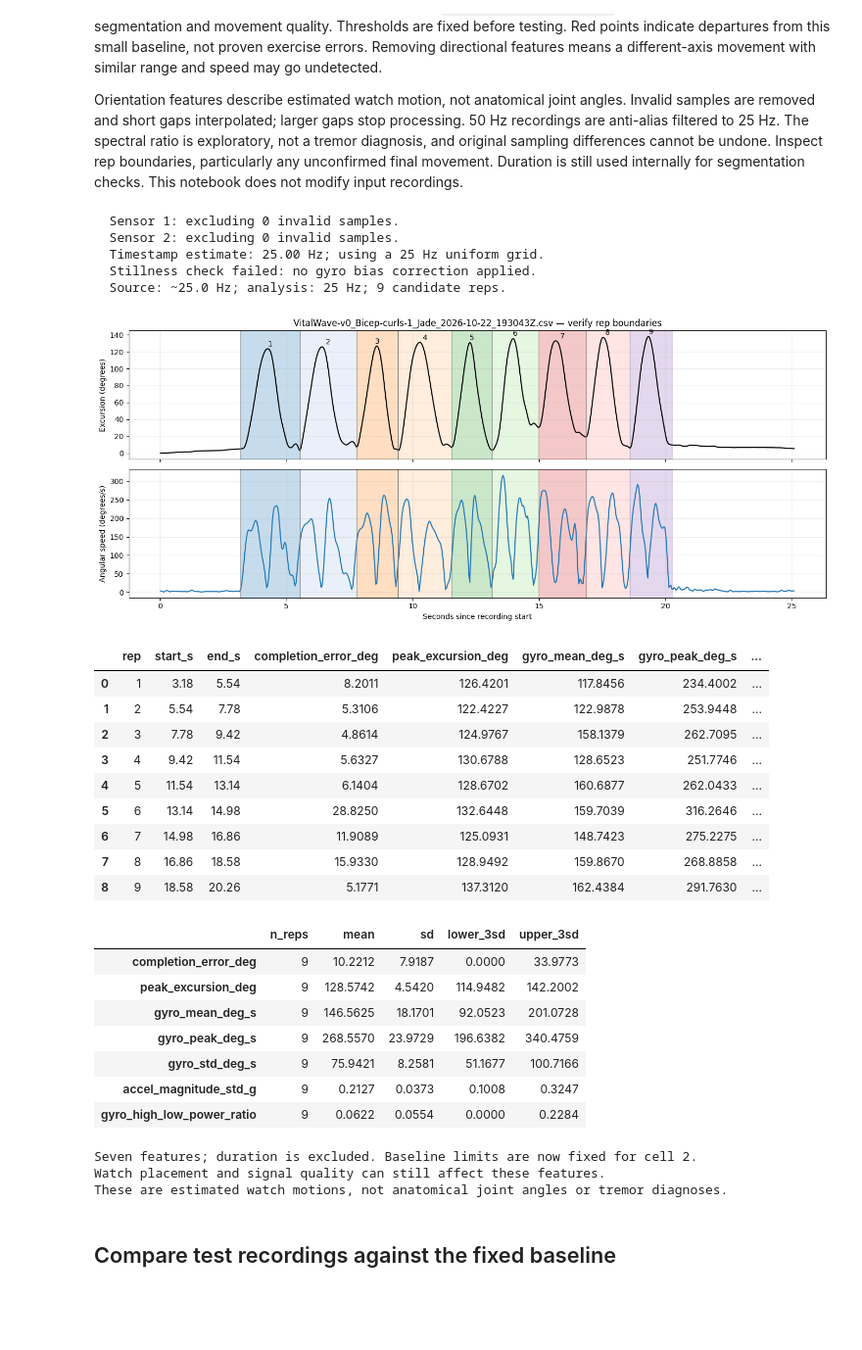
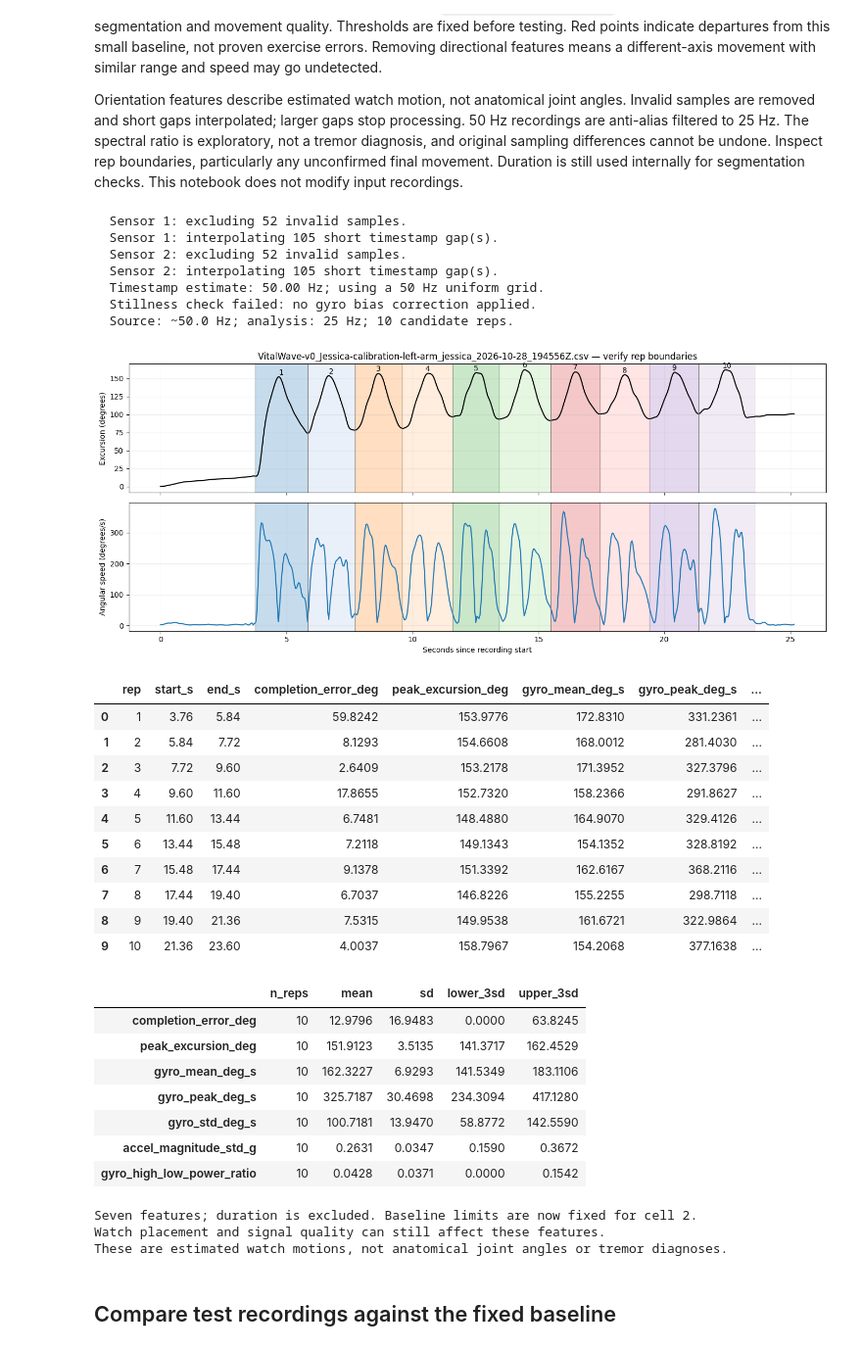
Before and after one commit to jadechngzw/HomeStretchRepo, a Jupyter notebook: patient-baseline-model/patient_baseline_model_seven_features.ipynb, the cells around one changed output. Shown at 98% size. Saved outputs shown, nothing was run; the diff lists cells and outputs as text; code cells hidden in the pictures; blank space fills up the shorter version.

```diff
--- a/patient-baseline-model/patient_baseline_model_seven_features.ipynb
+++ b/patient-baseline-model/patient_baseline_model_seven_features.ipynb
@@ -25,11 +25,11 @@ ROOT = Path(
     "/Users/jadechng/Desktop/HomeStretch/HomeStretchRepo"
 )
 
-BASELINE_FILE = ROOT / "Data/new_watch/VitalWave-v0_Bicep-curls-1_Jade_2026-10-22_193043Z.csv"
+BASELINE_FILE = ROOT / "Data/new_watch/VitalWave-v0_Jessica-calibration-left-arm_jessica_2026-10-28_194556Z.csv"
 
 FILES = [
-    ROOT / "Data/new_watch/VitalWave-v0_Bicep-curls-2nd-and-3rd-is-atypical_Jade_2026-10-22_204614Z.csv",
-    ROOT / "Data/new_watch/VitalWave-v0_Bicep-curls-2--3rd-and-4th-is-atypical_Jade_2026-10-22_200600Z.csv",
+    ROOT / "Data/new_watch/VitalWave-v0_Jessica-left-weight-on-the-left-on-4th-rep-onwards_jessica_2026-10-28_194731Z.csv",
+    ROOT / "Data/new_watch/VitalWave-v0_Jessica-left-weight-on-the-left-on-4th-rep-with-shakiness-an_jessica_2026-10-28_194854Z.csv",
 ]
 
 FEATURE_LABELS = {
@@ -75,8 +75,8 @@ def extract_recording_features(csv_path):
         gaps = np.diff(ts)
 
         # Allow isolated short gaps, but do not bridge long missing sections.
-        if gaps.max() > 2.1 * dt + 0.001:
-            raise ValueError("Large timestamp gap: inspect/split recording first.")
+        # if gaps.max() > 2.1 * dt + 0.001:
+        #     raise ValueError("Large timestamp gap: inspect/split recording first.")
 
         missing_intervals = np.count_nonzero(gaps > 1.5 * dt)
         if missing_intervals:
@@ -330,7 +330,6 @@ def plot_segmentation(recording):
     fig.tight_layout()
     plt.show()
 
-BASELINE_FILE = ROOT / "Data/new_watch/VitalWave-v0_Bicep-curls-1_Jade_2026-10-22_193043Z.csv"
 # None uses all detected baseline reps provisionally. After reviewing the plot,
 # replace with approved rep IDs, e.g. [1, 2, 3, 4, 5], and rerun both cells.
 APPROVED_BASELINE_REPS = None
@@ -339,56 +338,59 @@ if baseline_recording["table"].empty:
     raise ValueError("No baseline reps detected.")
 selected = (baseline_recording["table"]["rep"].tolist()
             if APPROVED_BASELINE_REPS is None else APPROVED_BASELINE_REPS)
 if len(set(selected)) < 3 or len(set(selected)) != len(selected):
     raise ValueError("Select at least three unique approved baseline rep IDs.")
 if not set(selected).issubset(set(baseline_recording["table"]["rep"])):
     raise ValueError("Unknown baseline rep ID.")
 baseline_table = baseline_recording["table"].copy()
 baseline_features = baseline_table.set_index("rep").loc[selected, FEATURES].copy()
 if not np.isfinite(baseline_features.to_numpy()).all():
     raise ValueError("Undefined baseline features; inspect recordings before proceeding.")
 baseline_stats = pd.DataFrame({
     "n_reps": len(baseline_features), "mean": baseline_features.mean(),
     "sd": baseline_features.std(ddof=1),
 })
 baseline_stats["lower_3sd"] = (baseline_stats["mean"] - 3*baseline_stats["sd"]).clip(lower=0)
 baseline_stats["upper_3sd"] = baseline_stats["mean"] + 3*baseline_stats["sd"]
 # Physical upper bounds.
 for key, maximum in [("completion_error_deg", 180), ("peak_excursion_deg", 180)]:
     baseline_stats.loc[key, "upper_3sd"] = min(baseline_stats.loc[key, "upper_3sd"], maximum)
 plot_segmentation(baseline_recording)
 display(baseline_table.round(4))
 display(baseline_stats.round(4))
 print("Seven features; duration is excluded. Baseline limits are now fixed for cell 2.")
 print("Watch placement and signal quality can still affect these features.")
 print("These are estimated watch motions, not anatomical joint angles or tremor diagnoses.")
 if (baseline_stats["sd"] < 1e-10).any():
     print("Warning: near-zero baseline SD; corresponding thresholds need review.")
 # %% [output]
-  Sensor 1: excluding 0 invalid samples.
-  Sensor 2: excluding 0 invalid samples.
-  Timestamp estimate: 25.00 Hz; using a 25 Hz uniform grid.
+  Sensor 1: excluding 52 invalid samples.
+  Sensor 1: interpolating 105 short timestamp gap(s).
+  Sensor 2: excluding 52 invalid samples.
+  Sensor 2: interpolating 105 short timestamp gap(s).
+  Timestamp estimate: 50.00 Hz; using a 50 Hz uniform grid.
   Stillness check failed: no gyro bias correction applied.
-  Source: ~25.0 Hz; analysis: 25 Hz; 9 candidate reps.
+  Source: ~50.0 Hz; analysis: 25 Hz; 10 candidate reps.
-[figure, old version]
+[figure, new version]
 |  | rep | start_s | end_s | completion_error_deg | peak_excursion_deg | gyro_mean_deg_s | gyro_peak_deg_s | ... |
-| 0 | 1 | 3.18 | 5.54 | 8.2011 | 126.4201 | 117.8456 | 234.4002 | ... |
-| 1 | 2 | 5.54 | 7.78 | 5.3106 | 122.4227 | 122.9878 | 253.9448 | ... |
-| 2 | 3 | 7.78 | 9.42 | 4.8614 | 124.9767 | 158.1379 | 262.7095 | ... |
-| 3 | 4 | 9.42 | 11.54 | 5.6327 | 130.6788 | 128.6523 | 251.7746 | ... |
-| 4 | 5 | 11.54 | 13.14 | 6.1404 | 128.6702 | 160.6877 | 262.0433 | ... |
-| 5 | 6 | 13.14 | 14.98 | 28.8250 | 132.6448 | 159.7039 | 316.2646 | ... |
-| 6 | 7 | 14.98 | 16.86 | 11.9089 | 125.0931 | 148.7423 | 275.2275 | ... |
-| 7 | 8 | 16.86 | 18.58 | 15.9330 | 128.9492 | 159.8670 | 268.8858 | ... |
-| 8 | 9 | 18.58 | 20.26 | 5.1771 | 137.3120 | 162.4384 | 291.7630 | ... |
+| 0 | 1 | 3.76 | 5.84 | 59.8242 | 153.9776 | 172.8310 | 331.2361 | ... |
+| 1 | 2 | 5.84 | 7.72 | 8.1293 | 154.6608 | 168.0012 | 281.4030 | ... |
+| 2 | 3 | 7.72 | 9.60 | 2.6409 | 153.2178 | 171.3952 | 327.3796 | ... |
+| 3 | 4 | 9.60 | 11.60 | 17.8655 | 152.7320 | 158.2366 | 291.8627 | ... |
+| 4 | 5 | 11.60 | 13.44 | 6.7481 | 148.4880 | 164.9070 | 329.4126 | ... |
+| 5 | 6 | 13.44 | 15.48 | 7.2118 | 149.1343 | 154.1352 | 328.8192 | ... |
+| 6 | 7 | 15.48 | 17.44 | 9.1378 | 151.3392 | 162.6167 | 368.2116 | ... |
+| 7 | 8 | 17.44 | 19.40 | 6.7037 | 146.8226 | 155.2255 | 298.7118 | ... |
+| 8 | 9 | 19.40 | 21.36 | 7.5315 | 149.9538 | 161.6721 | 322.9864 | ... |
+| 9 | 10 | 21.36 | 23.60 | 4.0037 | 158.7967 | 154.2068 | 377.1638 | ... |
 |  | n_reps | mean | sd | lower_3sd | upper_3sd |
-| completion_error_deg | 9 | 10.2212 | 7.9187 | 0.0000 | 33.9773 |
-| peak_excursion_deg | 9 | 128.5742 | 4.5420 | 114.9482 | 142.2002 |
-| gyro_mean_deg_s | 9 | 146.5625 | 18.1701 | 92.0523 | 201.0728 |
-| gyro_peak_deg_s | 9 | 268.5570 | 23.9729 | 196.6382 | 340.4759 |
-| gyro_std_deg_s | 9 | 75.9421 | 8.2581 | 51.1677 | 100.7166 |
-| accel_magnitude_std_g | 9 | 0.2127 | 0.0373 | 0.1008 | 0.3247 |
-| gyro_high_low_power_ratio | 9 | 0.0622 | 0.0554 | 0.0000 | 0.2284 |
+| completion_error_deg | 10 | 12.9796 | 16.9483 | 0.0000 | 63.8245 |
+| peak_excursion_deg | 10 | 151.9123 | 3.5135 | 141.3717 | 162.4529 |
+| gyro_mean_deg_s | 10 | 162.3227 | 6.9293 | 141.5349 | 183.1106 |
+| gyro_peak_deg_s | 10 | 325.7187 | 30.4698 | 234.3094 | 417.1280 |
+| gyro_std_deg_s | 10 | 100.7181 | 13.9470 | 58.8772 | 142.5590 |
+| accel_magnitude_std_g | 10 | 0.2631 | 0.0347 | 0.1590 | 0.3672 |
+| gyro_high_low_power_ratio | 10 | 0.0428 | 0.0371 | 0.0000 | 0.1542 |
 Seven features; duration is excluded. Baseline limits are now fixed for cell 2.
 Watch placement and signal quality can still affect these features.
 These are estimated watch motions, not anatomical joint angles or tremor diagnoses.
```
Also changed, not shown: parts of 1 cell of this notebook, 45 other files.
